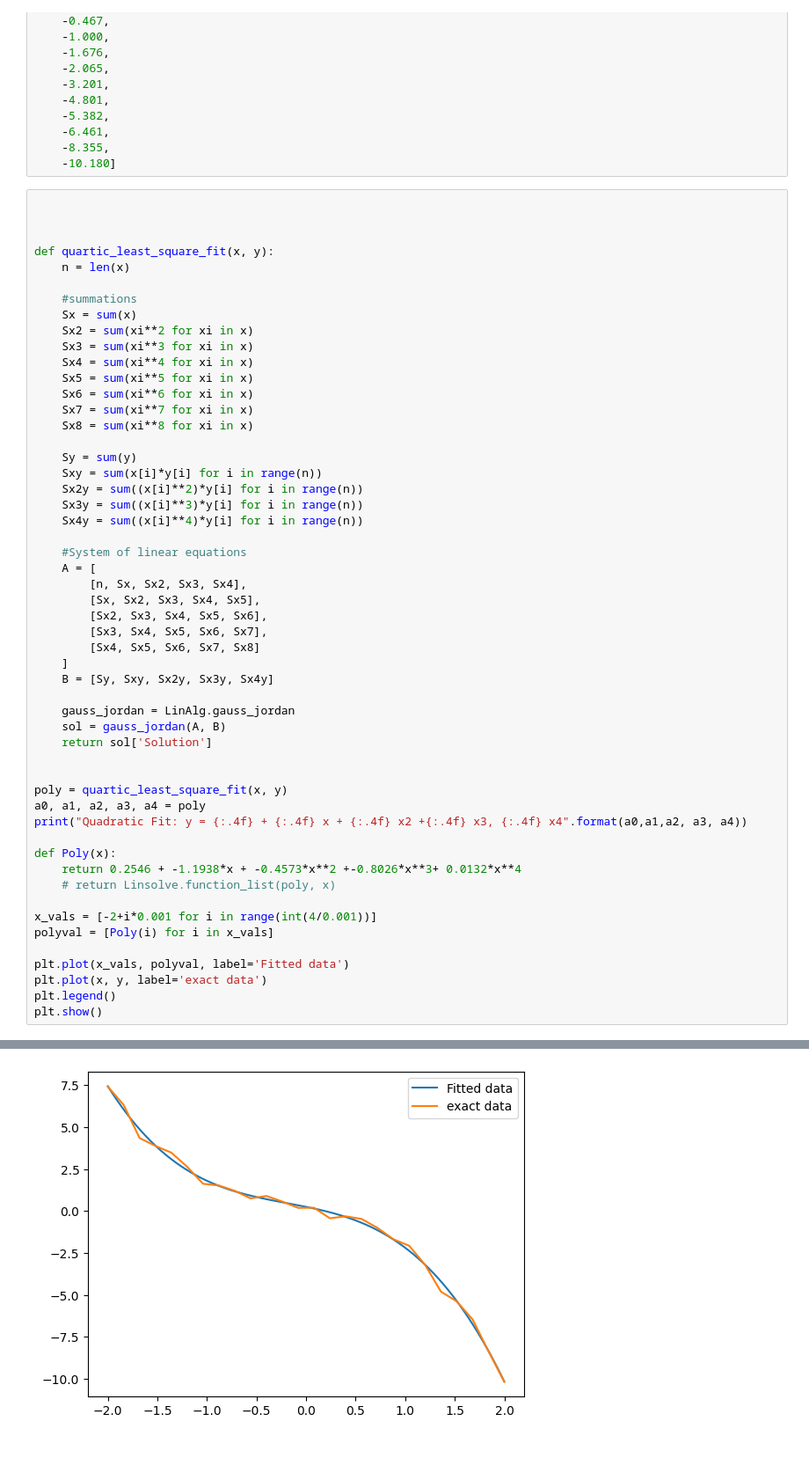
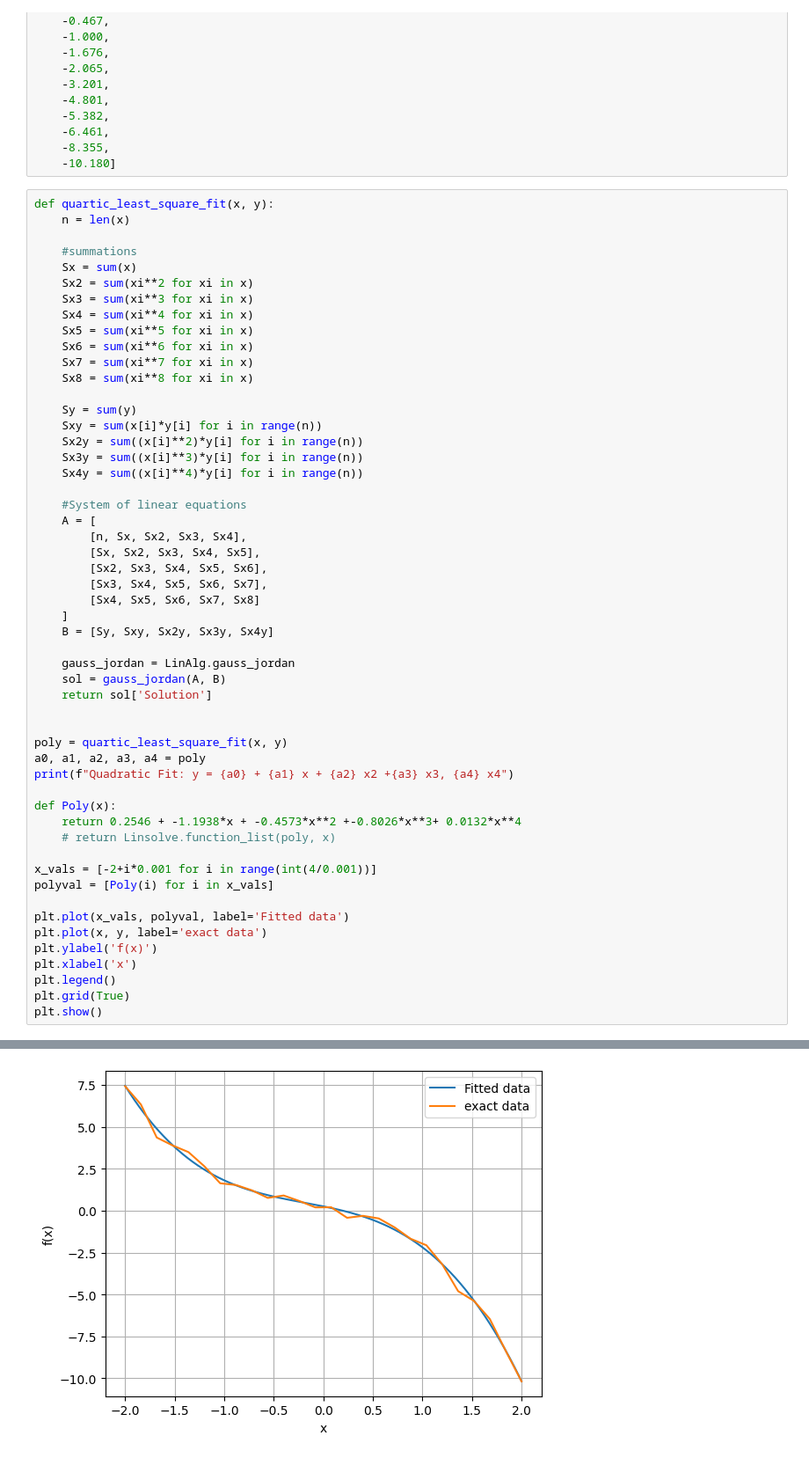
Before and after one commit to alan-ajay/P-346-Computational-Physics-Laboratory, a Jupyter notebook: ENDSEM.ipynb, the cells around one changed output, grey strips where cells are left out. Shown at 88% size. Saved outputs shown, nothing was run; the diff lists cells and outputs as text.

```diff
--- a/ENDSEM.ipynb
+++ b/ENDSEM.ipynb
@@ -169,9 +211,6 @@ y =[	7.420,
 	-8.355,
 	-10.180]
 # %%
-
-
-
 def quartic_least_square_fit(x, y):
     n = len(x)
 
@@ -208,7 +247,7 @@ def quartic_least_square_fit(x, y):
 
 poly = quartic_least_square_fit(x, y)
 a0, a1, a2, a3, a4 = poly
-print("Quadratic Fit: y = {:.4f} + {:.4f} x + {:.4f} x2 +{:.4f} x3, {:.4f} x4".format(a0,a1,a2, a3, a4))
+print(f"Quadratic Fit: y = {a0} + {a1} x + {a2} x2 +{a3} x3, {a4} x4")
 
 def Poly(x):
     return 0.2546 + -1.1938*x + -0.4573*x**2 +-0.8026*x**3+ 0.0132*x**4
@@ -219,6 +258,9 @@ polyval = [Poly(i) for i in x_vals]
 
 plt.plot(x_vals, polyval, label='Fitted data')
 plt.plot(x, y, label='exact data')
+plt.ylabel('f(x)')
+plt.xlabel('x')
 plt.legend()
+plt.grid(True)
 plt.show()
 # %% [output]
@@ -226 +268 @@ Quadratic Fit: y = 0.2546 + -1.1938 x + -0.4573 x2 +-0.8026 x3, 0.0132 x4
-[figure, old version]
+[figure, new version]
```
Also changed, not shown: parts of 8 cells of this notebook.
